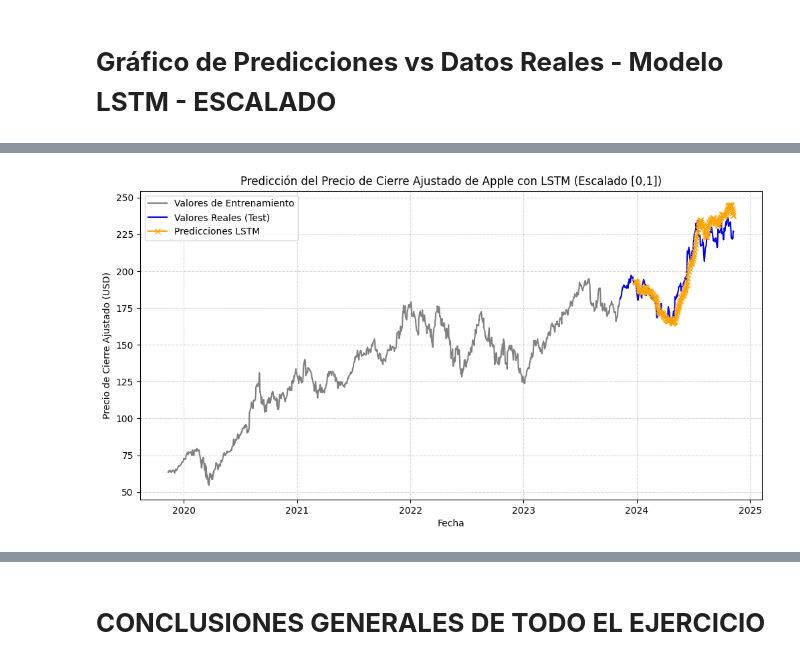
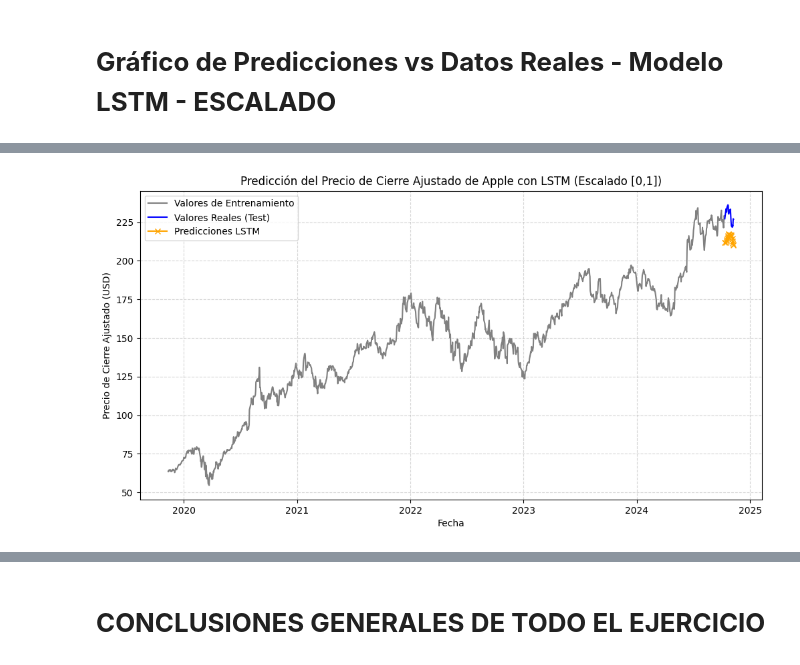
Before and after one commit to jrebull/MNA, a Jupyter notebook: Serie_de_Tiempo_Javier_Rebull_A01795838_Final.ipynb, the cells around one changed output, grey strips where cells are left out. Cells and saved outputs as stored; diff of their text form; code cells hidden in the pictures.

```diff
--- a/Serie_de_Tiempo_Javier_Rebull_A01795838_Final.ipynb
+++ b/Serie_de_Tiempo_Javier_Rebull_A01795838_Final.ipynb
@@ -1211,9 +1211,9 @@ scaler = MinMaxScaler(feature_range=(0, 1))
 df_temp_scaled = df_temp.copy()
 df_temp_scaled['y'] = scaler.fit_transform(df_temp[['y']])
 
-# División en conjunto de entrenamiento y prueba
-train_size = int(len(df_temp_scaled) * 0.8)
-train, test = df_temp_scaled.iloc[:train_size], df_temp_scaled.iloc[train_size:]
+# División en conjunto de entrenamiento y prueba (últimos 20 días para prueba)
+train = df_temp_scaled.iloc[0:-20]  # Todas las filas excepto las últimas 20 para entrenamiento
+test = df_temp_scaled.iloc[-20:]    # Últimas 20 filas para prueba
 # %% [markdown]
 # **2A - Modelo Ingenuo - ESCALADO**
 # %%
@@ -1652,28 +1712,31 @@ plt.show()
 # %%
 # Generar predicciones del modelo LSTM con todos los datos desescalados
 predictions_lstm_descaled = scaler.inverse_transform(predictions_lstm)
+
+# Ajustar la longitud de las series para la gráfica
+min_length = min(len(test.index[window_size:]), len(predictions_lstm_descaled))
 
 # Gráfico para LSTM con todos los datos
 plt.figure(figsize=(12, 6))
 
 # Datos de entrenamiento
 plt.plot(train.index, scaler.inverse_transform(train['y'].values.reshape(-1, 1)), label='Valores de Entrenamiento', color='gray')
 
 # Datos de prueba
 plt.plot(test.index, test_arima_descaled, label='Valores Reales (Test)', color='blue')
 
-# Predicciones del modelo LSTM para el conjunto de prueba
-plt.plot(test.index[window_size:], predictions_lstm_descaled, label='Predicciones LSTM', color='orange', marker='x')
+# Predicciones del modelo LSTM para el conjunto de prueba, alineadas en longitud
+plt.plot(test.index[-min_length:], predictions_lstm_descaled[-min_length:], label='Predicciones LSTM', color='orange', marker='x')
 
 # Configuración del gráfico
 plt.title('Predicción del Precio de Cierre Ajustado de Apple con LSTM (Escalado [0,1])')
 plt.xlabel('Fecha')
 plt.ylabel('Precio de Cierre Ajustado (USD)')
 plt.legend(loc='upper left')
 plt.grid(True, linestyle='--', alpha=0.5)
 plt.show()
 # %% [output]
-[figure, old version]
+[figure, new version]
 # %% [markdown]
 ### **Análisis de los Gráficos del Modelo LSTM**
 
```
Also changed, not shown: parts of 26 cells of this notebook.
